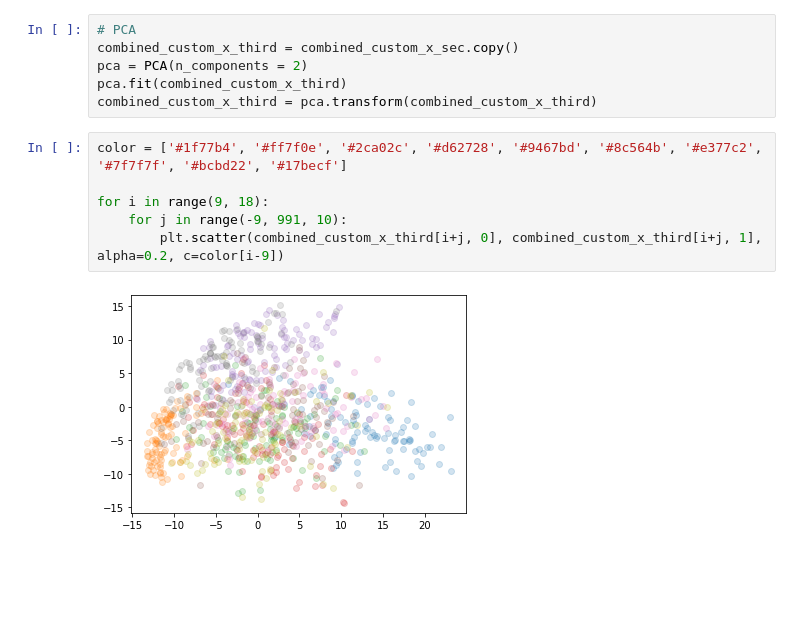
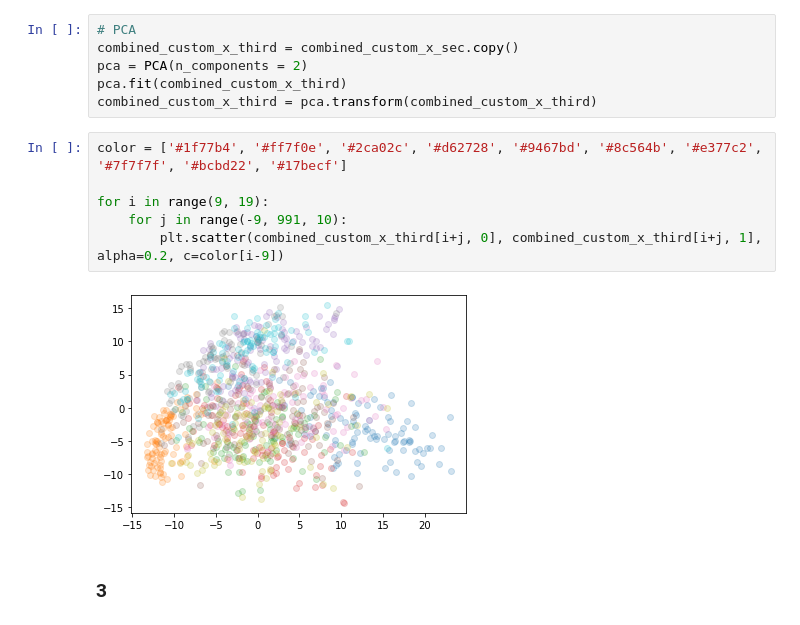
Before and after one commit to theQuert/inlpfun, a Jupyter notebook: DL21_HW2_110753204.ipynb, the cells around one changed output. Drawn from its saved outputs; the diff is of its cells as text; blank space fills up the shorter version.

```diff
--- a/DL21_HW2_110753204.ipynb
+++ b/DL21_HW2_110753204.ipynb
@@ -251,8 +253,10 @@ combined_custom_x_third = pca.transform(combined_custom_x_third)
 # %%
 color = ['#1f77b4', '#ff7f0e', '#2ca02c', '#d62728', '#9467bd', '#8c564b', '#e377c2', '#7f7f7f', '#bcbd22', '#17becf']
 
-for i in range(9, 18):
+for i in range(9, 19):
     for j in range(-9, 991, 10):
         plt.scatter(combined_custom_x_third[i+j, 0], combined_custom_x_third[i+j, 1], alpha=0.2, c=color[i-9])
 # %% [output]
-[figure, old version]
+[figure, new version]
+# %% [markdown]
+### 3
```
Also changed, not shown: parts of 1 cell of this notebook.
